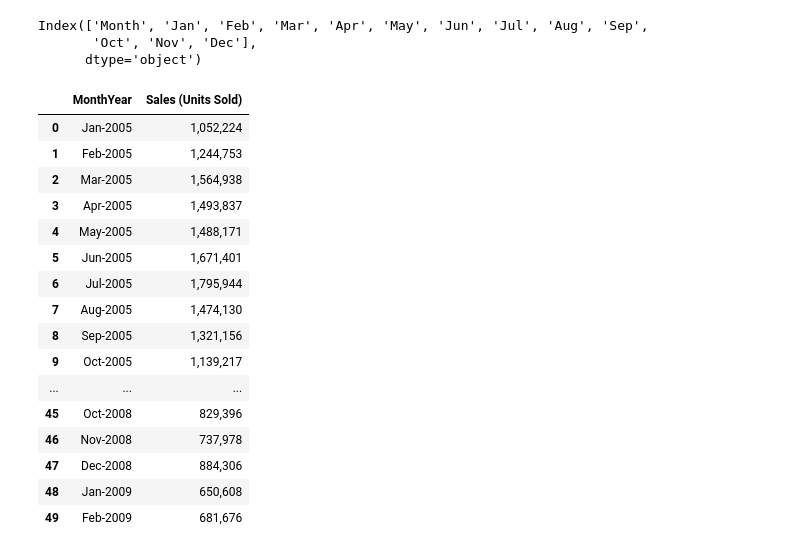
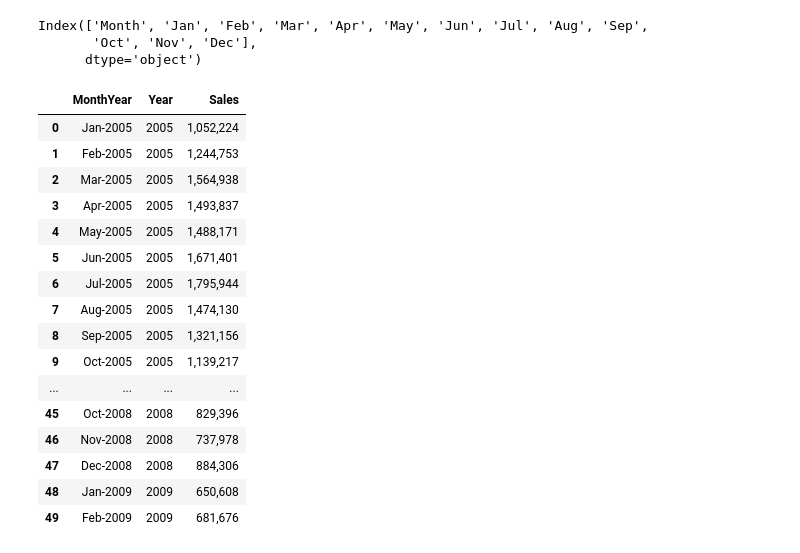
Before and after one commit to michelleherman13/auto-sales, a Jupyter notebook: data/Cleaning.ipynb, the cells around one changed output. Saved outputs shown, nothing was run; the diff lists cells and outputs as text; code cells hidden in the pictures.

```diff
--- a/data/Cleaning.ipynb
+++ b/data/Cleaning.ipynb
@@ -58,40 +56,43 @@ Index(['Month', 'Jan', 'Feb', 'Mar', 'Apr', 'May', 'Jun', 'Jul', 'Aug', 'Sep',
 # %%
 mon_year = []
 sales = []
+year=[]
 for _, row in sales_df.iterrows():
     cur_year = row[0]
     for idx, cur_value in enumerate(list(row)):
         # we only care about columns after the first column
         if idx > 0:
             cur_month = months[idx]
             cur_key = f"{cur_month}-{cur_year}"
             mon_year.append(cur_key)
+            year.append(cur_year)
             sales.append(cur_value)
 #             break
 sales_df_data = {
     "MonthYear": mon_year,
-    "Sales (Units Sold)": sales
+    "Year": year,
+    "Sales": sales
 }
 final_sales_df=pd.DataFrame(sales_df_data)
 final_sales_df.head(50)
 # %% [output]
-|  | MonthYear | Sales (Units Sold) |
-| 0 | Jan-2005 | 1,052,224 |
-| 1 | Feb-2005 | 1,244,753 |
-| 2 | Mar-2005 | 1,564,938 |
-| 3 | Apr-2005 | 1,493,837 |
-| 4 | May-2005 | 1,488,171 |
-| 5 | Jun-2005 | 1,671,401 |
-| 6 | Jul-2005 | 1,795,944 |
-| 7 | Aug-2005 | 1,474,130 |
-| 8 | Sep-2005 | 1,321,156 |
-| 9 | Oct-2005 | 1,139,217 |
-| ... | ... | ... |
-| 45 | Oct-2008 | 829,396 |
-| 46 | Nov-2008 | 737,978 |
-| 47 | Dec-2008 | 884,306 |
-| 48 | Jan-2009 | 650,608 |
-| 49 | Feb-2009 | 681,676 |
+|  | MonthYear | Year | Sales |
+| 0 | Jan-2005 | 2005 | 1,052,224 |
+| 1 | Feb-2005 | 2005 | 1,244,753 |
+| 2 | Mar-2005 | 2005 | 1,564,938 |
+| 3 | Apr-2005 | 2005 | 1,493,837 |
+| 4 | May-2005 | 2005 | 1,488,171 |
+| 5 | Jun-2005 | 2005 | 1,671,401 |
+| 6 | Jul-2005 | 2005 | 1,795,944 |
+| 7 | Aug-2005 | 2005 | 1,474,130 |
+| 8 | Sep-2005 | 2005 | 1,321,156 |
+| 9 | Oct-2005 | 2005 | 1,139,217 |
+| ... | ... | ... | ... |
+| 45 | Oct-2008 | 2008 | 829,396 |
+| 46 | Nov-2008 | 2008 | 737,978 |
+| 47 | Dec-2008 | 2008 | 884,306 |
+| 48 | Jan-2009 | 2009 | 650,608 |
+| 49 | Feb-2009 | 2009 | 681,676 |
 # %%
 final_sales_df.dtypes
 # %% [output]
```
Also changed, not shown: parts of 23 cells of this notebook, 9 other files.
